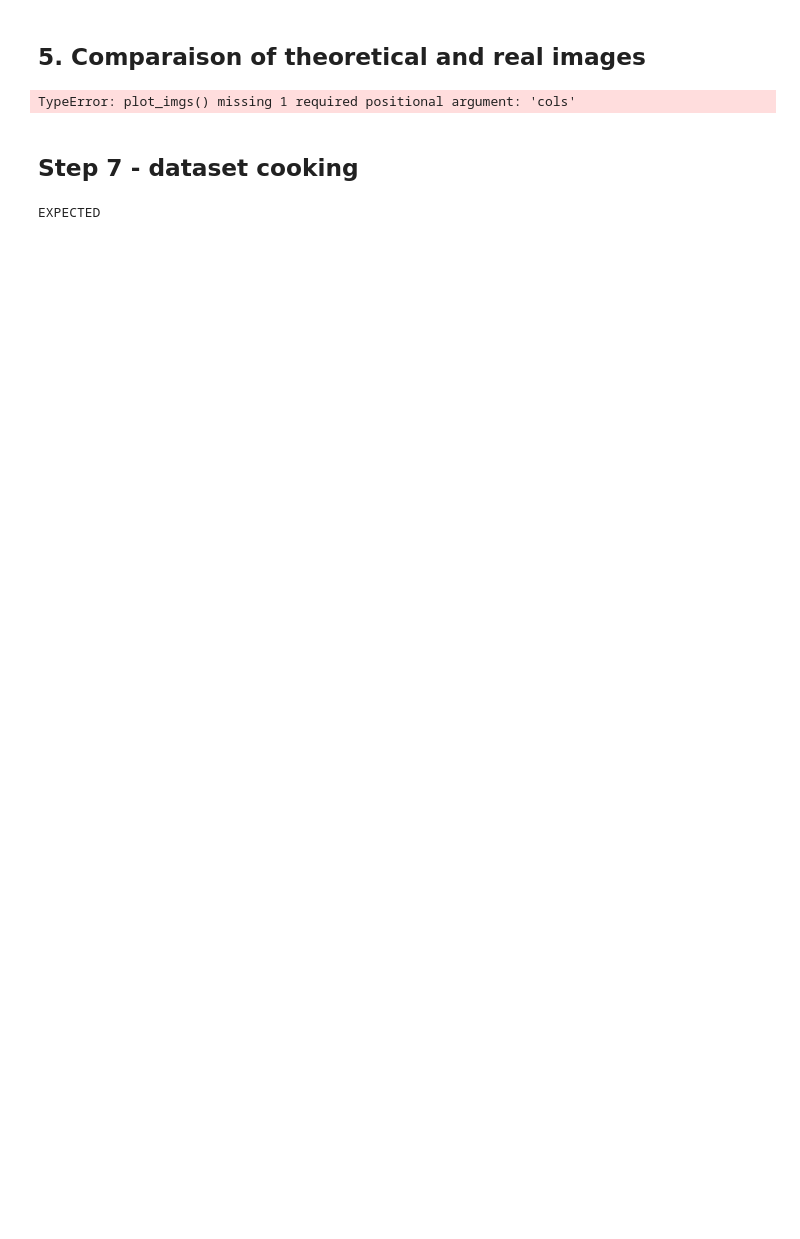
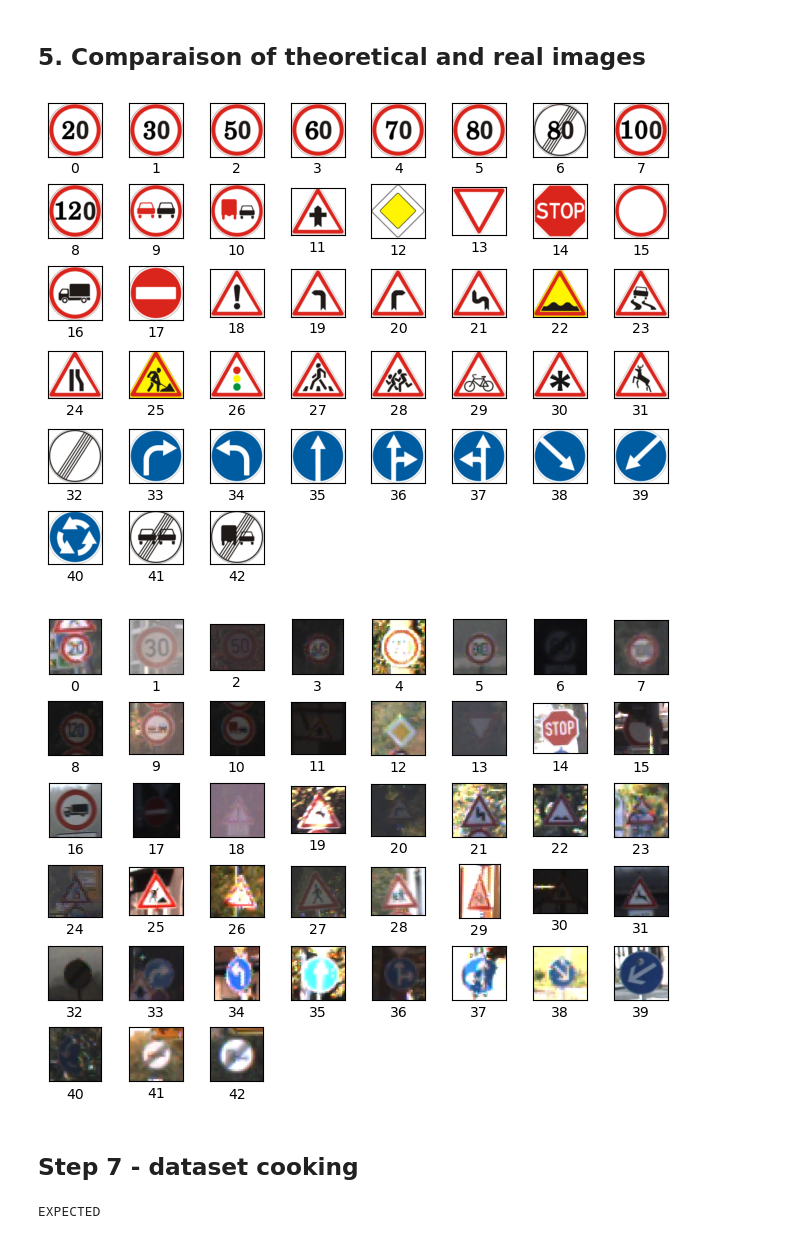
Before and after one commit to Dorian-T/GTSRB, a Jupyter notebook: 1-preparation.ipynb, the cells around one changed output. Drawn from its saved outputs; the diff is of its cells as text; code cells hidden in the pictures; blank space fills up the shorter version.

```diff
--- a/1-preparation.ipynb
+++ b/1-preparation.ipynb
@@ -176,12 +156,13 @@ def plot_imgs(images, labels, num_imgs, cols): # TODO: use this fonction with ut
 # %%
 # Print theoretical images
-plot_imgs(x_meta, y_meta, 43)
+utils.plot_imgs(43, 8, x_meta, y_meta)
 
 # Print real images
 images = [io.imread(f'data/Train/{i}/{i:05d}_00000_00000.png') for i in range(43)]
-plot_imgs(images, list(range(43)), 43)
+utils.plot_imgs(43, 8, images, list(range(43)))
 # %% [output]
-TypeError: plot_imgs() missing 1 required positional argument: 'cols'
+[figure, added]
+[figure, added]
 # %% [markdown]
 ## Step 7 - dataset cooking
 # %%
```
Also changed, not shown: parts of 5 cells of this notebook, 4 other files.
